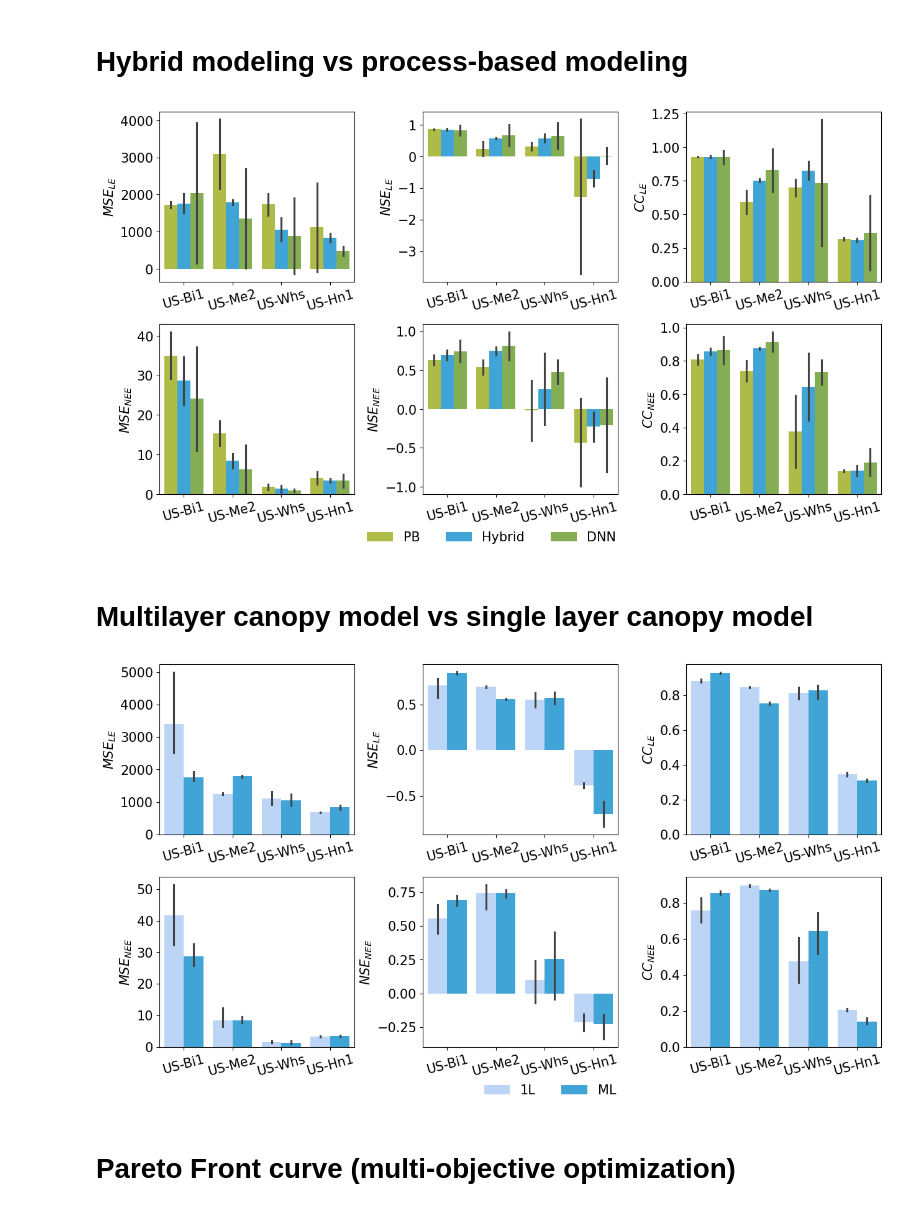
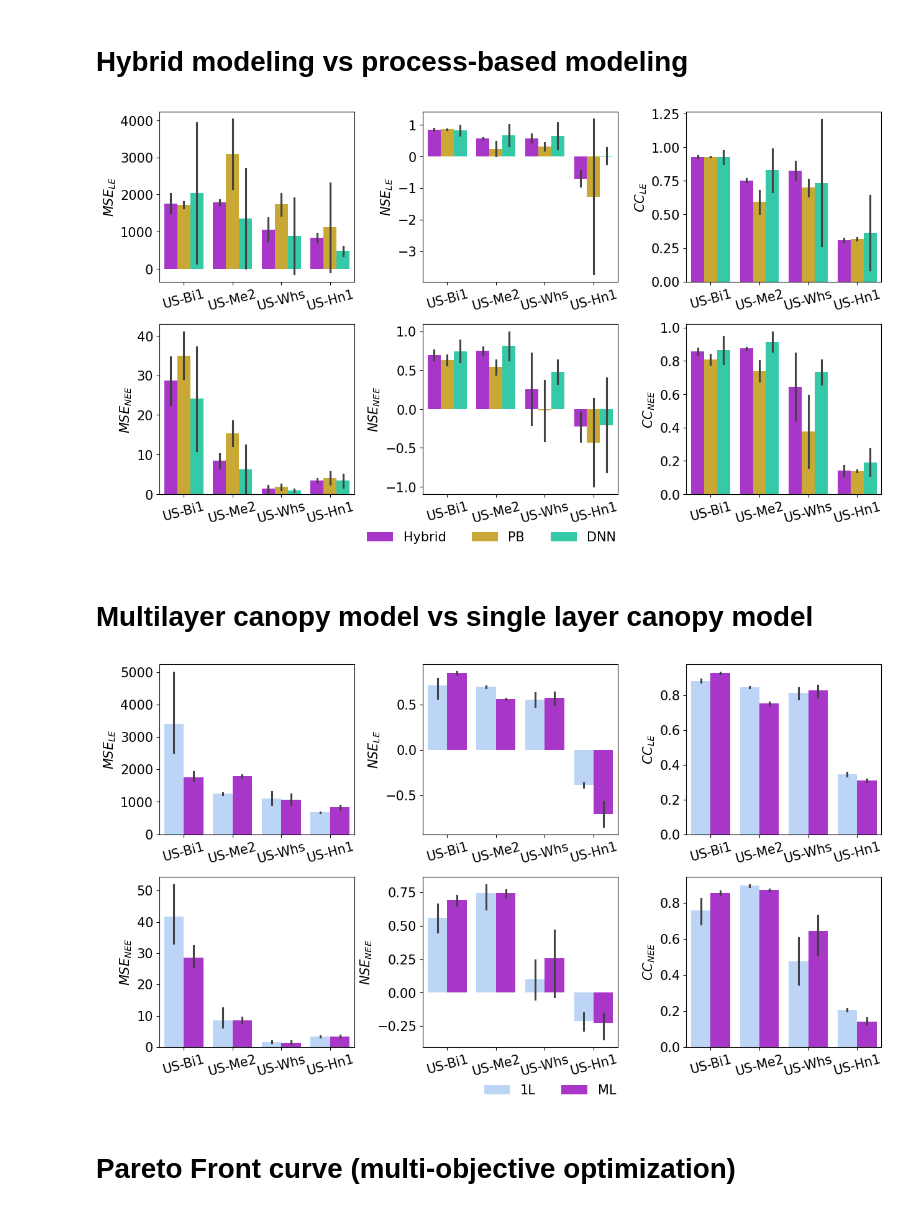
Before and after one commit to pnnl/JAX-CanVeg, a Jupyter notebook: examples/TrainingAnalysis.ipynb, the cells around one changed output. Cells and saved outputs as stored; diff of their text form; code cells hidden in the pictures.

```diff
--- a/examples/TrainingAnalysis.ipynb
+++ b/examples/TrainingAnalysis.ipynb
@@ -45,8 +45,11 @@ metrics = ["mse", "nse", "cc"]
 metrics_labels = ["MSE", "NSE", "CC"]
 outputs = ["LE", "NEE"]
 
+# colors = {
+#     "PB": '#bdcf32', "Hybrid": '#27aeef', "DNN": '#87bc45', "Obs": "black"
+# }
 colors = {
-    "PB": '#bdcf32', "Hybrid": '#27aeef', "DNN": '#87bc45', "Obs": "black"
+    "PB": '#E1B51E', "Hybrid": '#B51EE1', "DNN": '#1EE1B5', "Obs": "black"
 }
 # %% [markdown]
 # Load the training results
@@ -275,24 +278,24 @@ def filter_metric(
 # %%
 train_or_test, layer = "test", ["ML", "DNN"]
 fig, axes = plt.subplots(2, len(metrics), figsize=(15, 8))
 for i, varn in enumerate(["LE", "NEE"]):
     for j, metric in enumerate(metrics):
         ax = axes[i, j]
         df_metrics_sub = filter_metric(
             df_metrics, layer=layer, varn=varn, train_or_test=train_or_test
         )
         ax = sns.barplot(df_metrics_sub, ax=ax, x="site", y=metric, hue="model", errorbar='sd',
-                         palette=[colors['PB'], colors['Hybrid'], colors['DNN']],
+                         hue_order = ['Hybrid', 'PB', 'DNN'], palette=colors,
                          legend="full" if i==1 and j==len(metrics)-1 else False)
         ax.set(xlabel="", ylabel=f"${metric.upper()}_{'{'+varn+'}'}$",
                yscale="symlog" if (varn=="NEE") and (metric=="mkge") else "linear")
         ax.set_xticklabels(ax.get_xticklabels(), rotation=15)
         if i==1 and j==len(metrics)-1:
             handles, labels = ax.get_legend_handles_labels()
             ax.legend(handles, labels, ncols=3, frameon=False, bbox_to_anchor=(-.3, -0.15), title="")
 plt.subplots_adjust(wspace=0.35, hspace=0.25)
 # %% [output]
-[figure, old version]
+[figure, new version]
 # %% [markdown]
 # Multilayer canopy model vs single layer canopy model
 # %%
@@ -316,7 +319,7 @@ for i, varn in enumerate(outputs):
             df_metrics, model=model, varn=varn, train_or_test=train_or_test,
         )
         sns.barplot(df_metrics_sub, ax=ax, x="site", y=metric, hue="layer",
-                    palette=['#b3d4ff', '#27aeef'], legend="full" if i==len(outputs)-1 and j==len(metrics)-1 else False)
+                    palette=['#b3d4ff', colors['Hybrid']], legend="full" if i==len(outputs)-1 and j==len(metrics)-1 else False)
         ax.set(xlabel="", ylabel=f"${metric.upper()}_{'{'+varn+'}'}$")
         ax.set_xticklabels(ax.get_xticklabels(), rotation=15)
         if i==len(outputs)-1 and j==len(metrics)-1:
@@ -324,7 +327,7 @@ for i, varn in enumerate(outputs):
             ax.legend(handles, labels, ncols=3, frameon=False, bbox_to_anchor=(-.3, -0.15), title="")
 plt.subplots_adjust(wspace=0.35, hspace=0.25)
 # %% [output]
-[figure, old version]
+[figure, new version]
 # %% [markdown]
 # Pareto Front curve (multi-objective optimization)
 # %%
```
Also changed, not shown: parts of 4 cells of this notebook, 2 other files.
